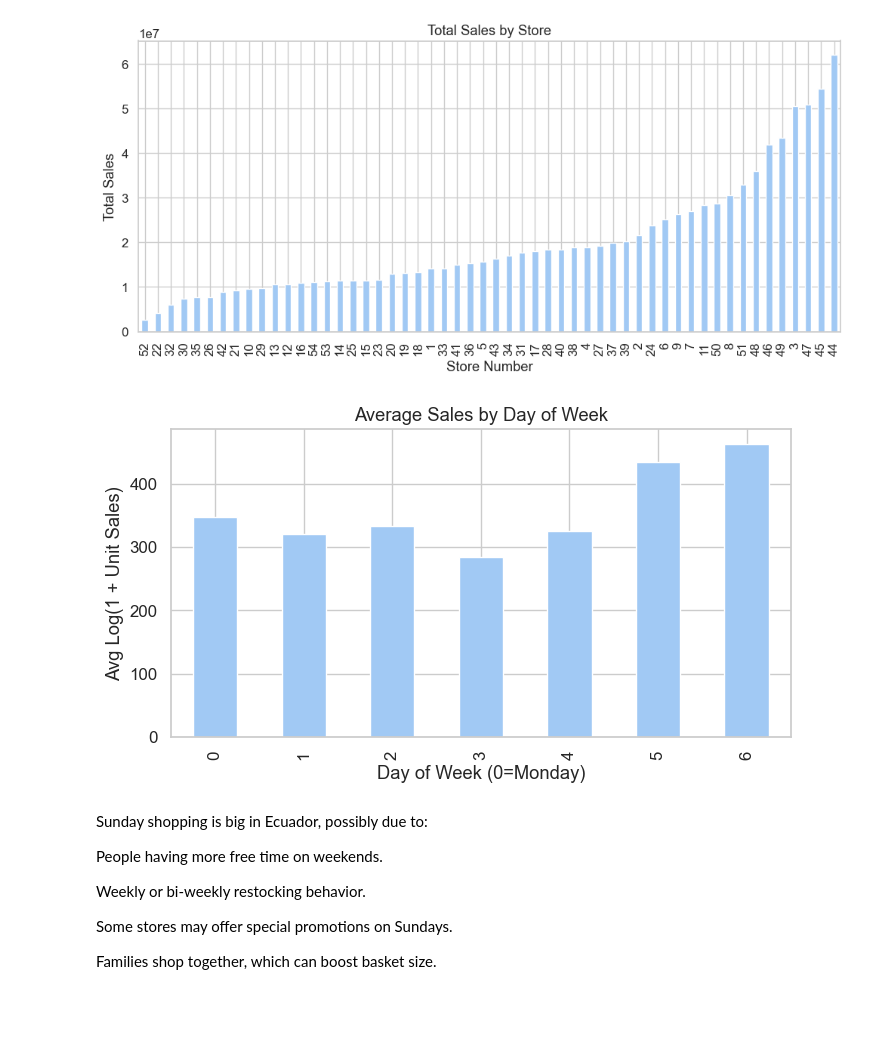
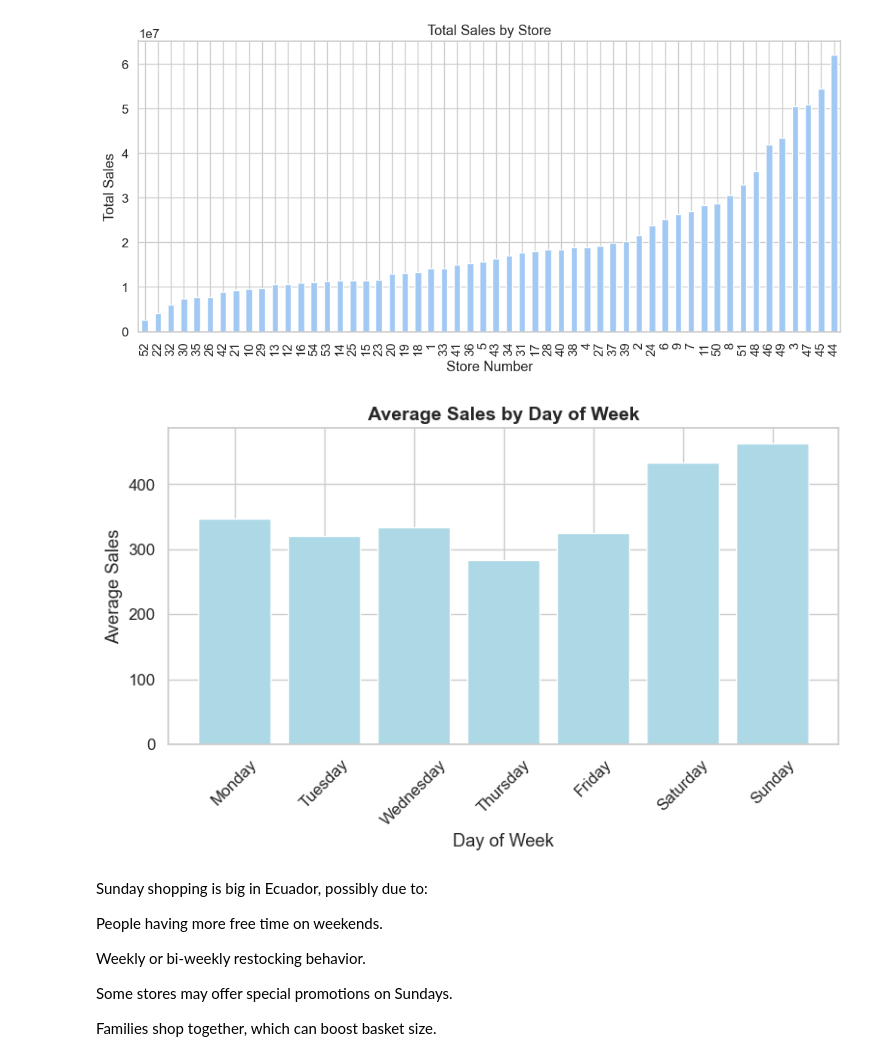
Before and after one commit to fady2001/DS-toolkit, a Jupyter notebook: notebooks/eda.ipynb, the cells around one changed output. Cells and saved outputs as stored; diff of their text form; code cells hidden in the pictures; blank space fills up the shorter version.

```diff
--- a/notebooks/eda.ipynb
+++ b/notebooks/eda.ipynb
@@ -185,16 +201,30 @@ plt.show()
 # %% [output]
 [figure]
 # %%
-# Sales by day of week
-train['dayofweek'] = train['date'].dt.dayofweek
-plt.figure(figsize=(8, 4))
-train.groupby('dayofweek')['sales'].mean().plot(kind='bar')
-plt.title('Average Sales by Day of Week')
-plt.xlabel('Day of Week (0=Monday)')
-plt.ylabel('Avg Log(1 + Unit Sales)')
+import pandas as pd
+import matplotlib.pyplot as plt
+
+# Convert date to datetime if needed and extract day name
+train['date'] = pd.to_datetime(train['date'])  # Skip if already datetime
+train['day_name'] = train['date'].dt.day_name()
+
+# Define weekday order
+days = ['Monday', 'Tuesday', 'Wednesday', 'Thursday', 'Friday', 'Saturday', 'Sunday']
+
+# Group by day and reindex to keep weekday order
+dow_sales = train.groupby('day_name')['sales'].mean().reindex(days)
+
+# Plot
+plt.figure(figsize=(8, 5))
+plt.bar(range(len(dow_sales)), dow_sales.values, color='lightblue')
+plt.title('Average Sales by Day of Week', fontsize=14, fontweight='bold')
+plt.xlabel('Day of Week')
+plt.ylabel('Average Sales')
+plt.xticks(ticks=range(len(days)), labels=days, rotation=45)
+plt.tight_layout()
 plt.show()
 # %% [output]
-[figure, old version]
+[figure, new version]
 # %% [markdown]
 Sunday shopping is big in Ecuador, possibly due to:
 
```
Also changed, not shown: parts of 21 cells of this notebook, 1 other file.
